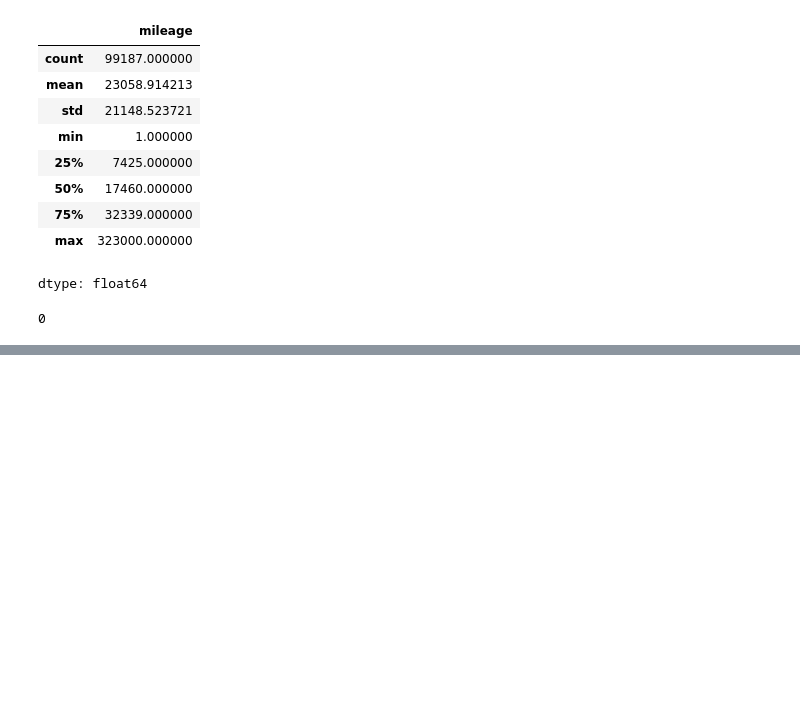
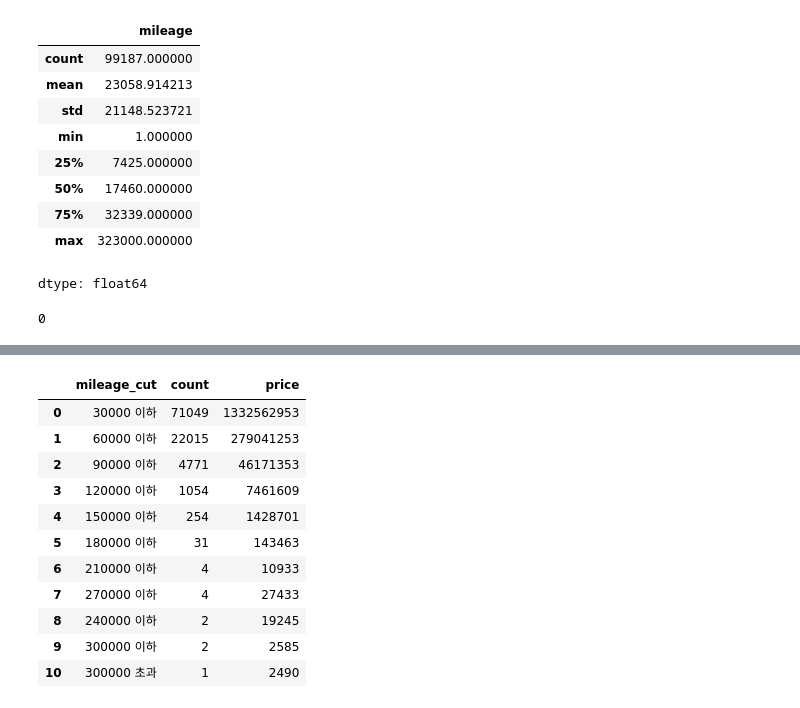
Before and after one commit to parkgunha/Chagawa_project, a Jupyter notebook: 주연_심화_프로젝트__EDA.ipynb, the cells around one changed output, grey strips where cells are left out. Drawn from its saved outputs; the diff is of its cells as text; code cells hidden in the pictures; blank space fills up the shorter version.

```diff
--- a/주연_심화_프로젝트__EDA.ipynb
+++ b/주연_심화_프로젝트__EDA.ipynb
@@ -860,0 +1230,15 @@ full2_data['mileage_cut'] = pd.cut(full2_data.mileage, bins=[0, 30000, 60000, 90
+# %%
+full2_m_mp
+# %% [output]
+|  | mileage_cut | count | price |
+| 0 | 30000 이하 | 71049 | 1332562953 |
+| 1 | 60000 이하 | 22015 | 279041253 |
+| 2 | 90000 이하 | 4771 | 46171353 |
+| 3 | 120000 이하 | 1054 | 7461609 |
+| 4 | 150000 이하 | 254 | 1428701 |
+| 5 | 180000 이하 | 31 | 143463 |
+| 6 | 210000 이하 | 4 | 10933 |
+| 7 | 270000 이하 | 4 | 27433 |
+| 8 | 240000 이하 | 2 | 19245 |
+| 9 | 300000 이하 | 2 | 2585 |
+| 10 | 300000 초과 | 1 | 2490 |
```
Also changed, not shown: parts of 53 cells of this notebook.
